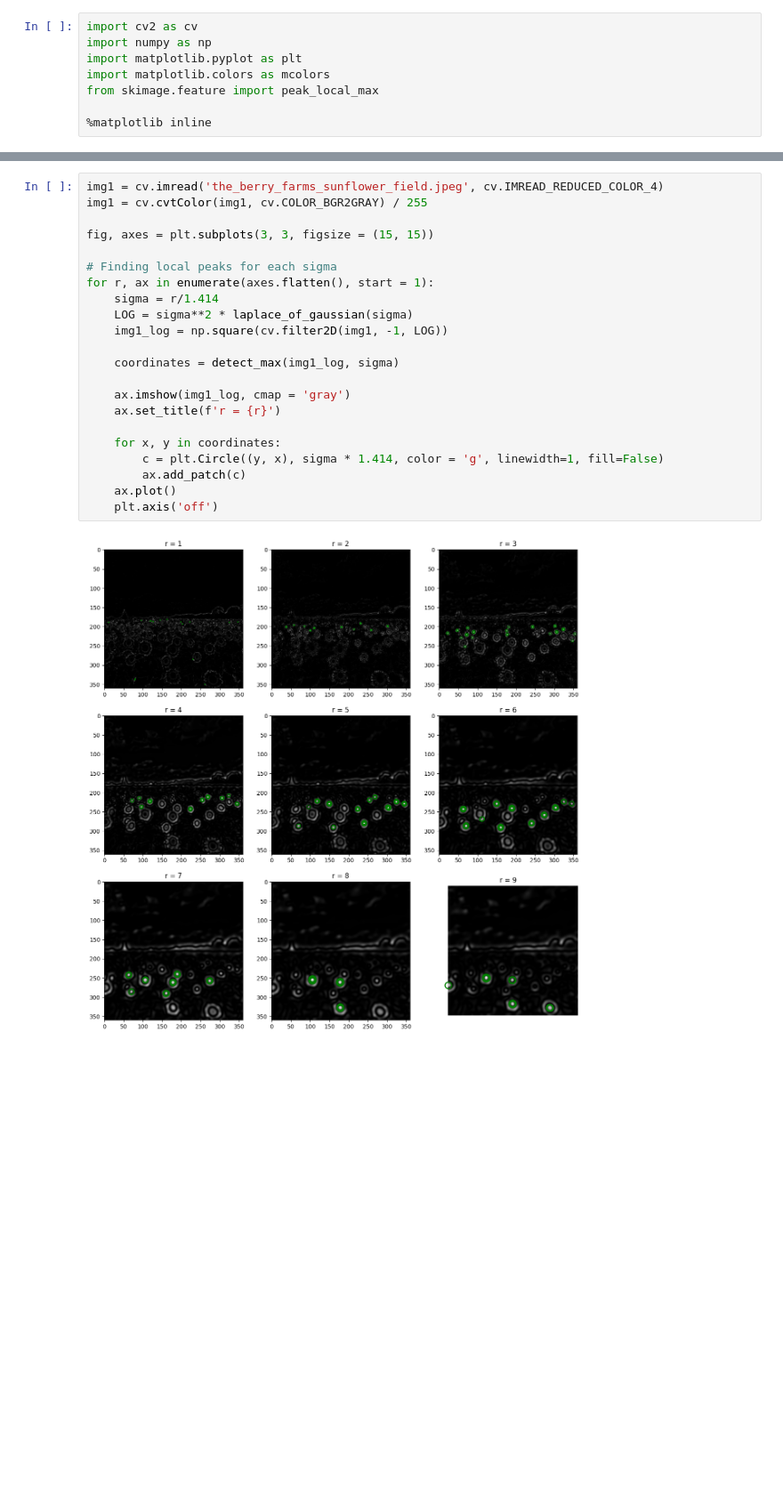
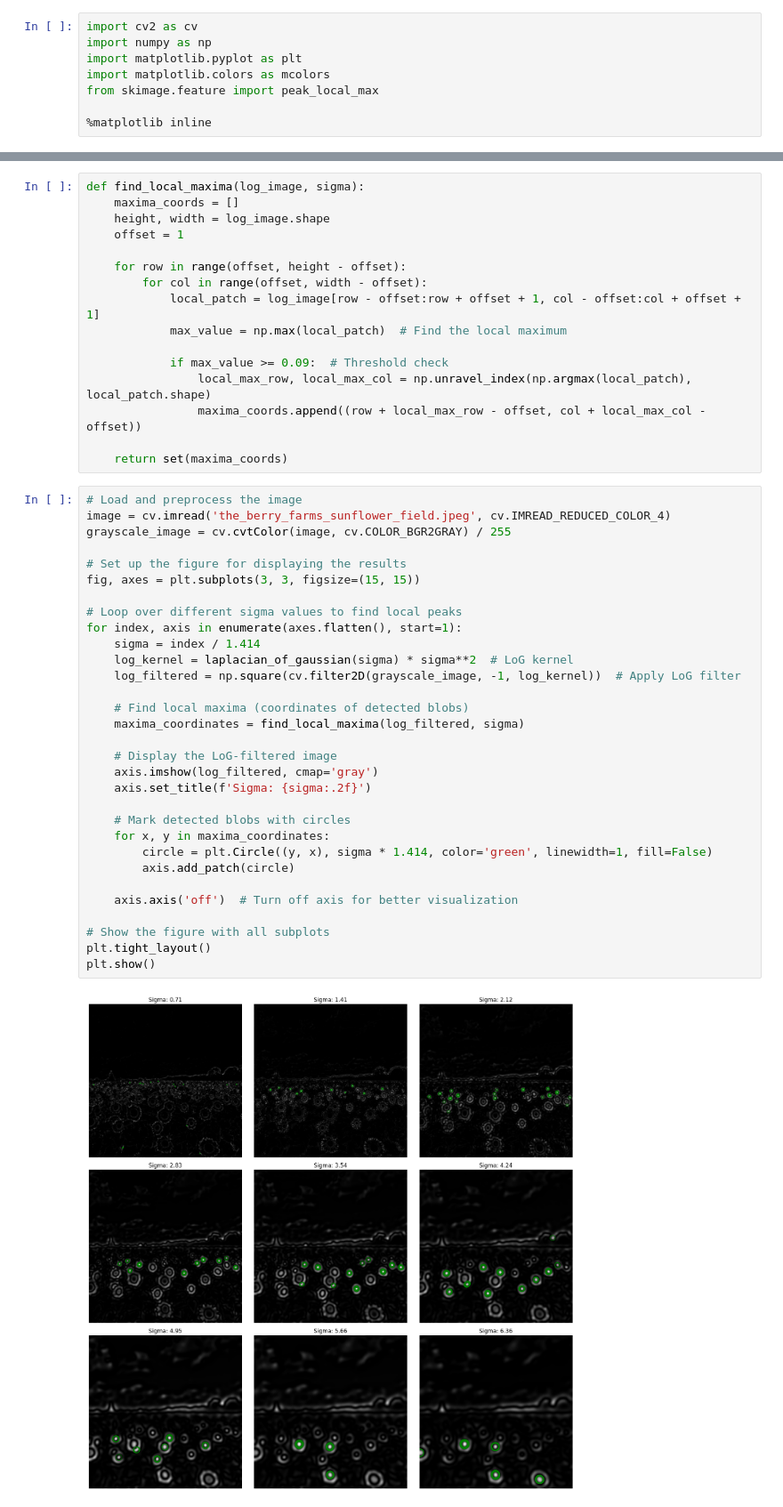
Before and after one commit to NidulaGunawardana/Vision_assignment_1, a Jupyter notebook: Assignment 2/assignment_Propper.ipynb, the cells around one changed output, grey strips where cells are left out. Shown at 89% size. Cells and saved outputs as stored; diff of their text form; blank space fills up the shorter version.

Commit message:
Add blob detection algorithm

```diff
--- a/Assignment 2/assignment_Propper.ipynb
+++ b/Assignment 2/assignment_Propper.ipynb
@@ -29,24 +20,49 @@ def detect_max(img1_log, sigma):
+# %%
+def find_local_maxima(log_image, sigma):
+    maxima_coords = []
+    height, width = log_image.shape
+    offset = 1
+
+    for row in range(offset, height - offset):
+        for col in range(offset, width - offset):
+            local_patch = log_image[row - offset:row + offset + 1, col - offset:col + offset + 1]
+            max_value = np.max(local_patch)  # Find the local maximum
+
+            if max_value >= 0.09:  # Threshold check
+                local_max_row, local_max_col = np.unravel_index(np.argmax(local_patch), local_patch.shape)
+                maxima_coords.append((row + local_max_row - offset, col + local_max_col - offset))
+
+    return set(maxima_coords)
 # %%
-img1 = cv.imread('the_berry_farms_sunflower_field.jpeg', cv.IMREAD_REDUCED_COLOR_4)
-img1 = cv.cvtColor(img1, cv.COLOR_BGR2GRAY) / 255
+# Load and preprocess the image
+image = cv.imread('the_berry_farms_sunflower_field.jpeg', cv.IMREAD_REDUCED_COLOR_4)
+grayscale_image = cv.cvtColor(image, cv.COLOR_BGR2GRAY) / 255
 
-fig, axes = plt.subplots(3, 3, figsize = (15, 15))
+# Set up the figure for displaying the results
+fig, axes = plt.subplots(3, 3, figsize=(15, 15))
 
-# Finding local peaks for each sigma
-for r, ax in enumerate(axes.flatten(), start = 1):
-    sigma = r/1.414
-    LOG = sigma**2 * laplace_of_gaussian(sigma)
-    img1_log = np.square(cv.filter2D(img1, -1, LOG))
+# Loop over different sigma values to find local peaks
+for index, axis in enumerate(axes.flatten(), start=1):
+    sigma = index / 1.414
+    log_kernel = laplacian_of_gaussian(sigma) * sigma**2  # LoG kernel
+    log_filtered = np.square(cv.filter2D(grayscale_image, -1, log_kernel))  # Apply LoG filter
 
-    coordinates = detect_max(img1_log, sigma)
+    # Find local maxima (coordinates of detected blobs)
+    maxima_coordinates = find_local_maxima(log_filtered, sigma)
 
-    ax.imshow(img1_log, cmap = 'gray')
-    ax.set_title(f'r = {r}')
+    # Display the LoG-filtered image
+    axis.imshow(log_filtered, cmap='gray')
+    axis.set_title(f'Sigma: {sigma:.2f}')
 
-    for x, y in coordinates:
-        c = plt.Circle((y, x), sigma * 1.414, color = 'g', linewidth=1, fill=False)
-        ax.add_patch(c)
-    ax.plot()
-    plt.axis('off')
+    # Mark detected blobs with circles
+    for x, y in maxima_coordinates:
+        circle = plt.Circle((y, x), sigma * 1.414, color='green', linewidth=1, fill=False)
+        axis.add_patch(circle)
+
+    axis.axis('off')  # Turn off axis for better visualization
+
+# Show the figure with all subplots
+plt.tight_layout()
+plt.show()
 # %% [output]
-[figure, old version]
+[figure, new version]
```
Also changed, not shown: parts of 5 cells of this notebook.
